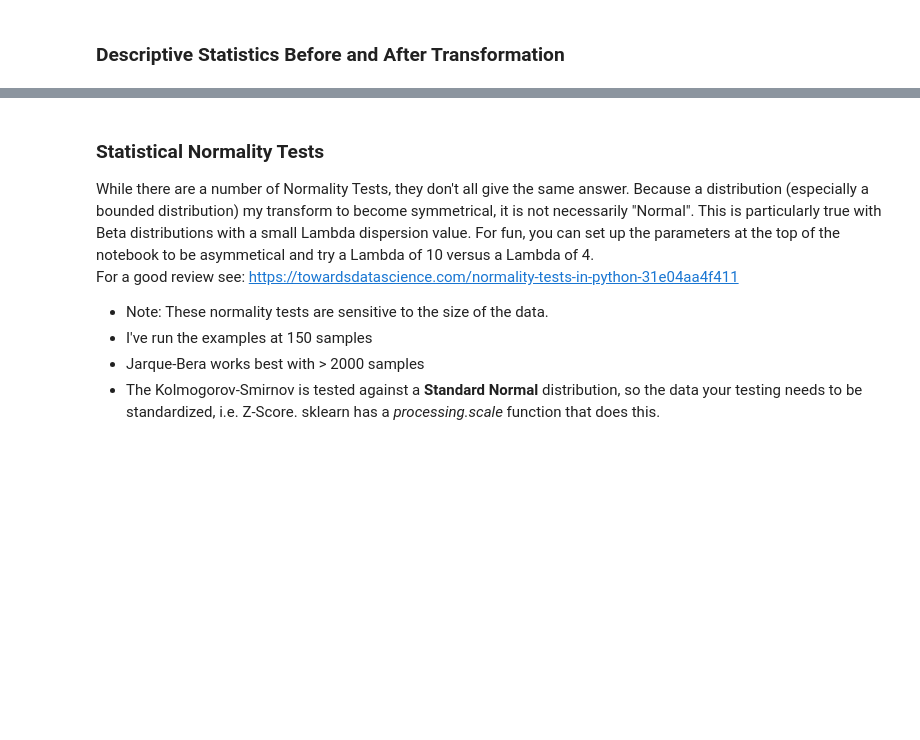
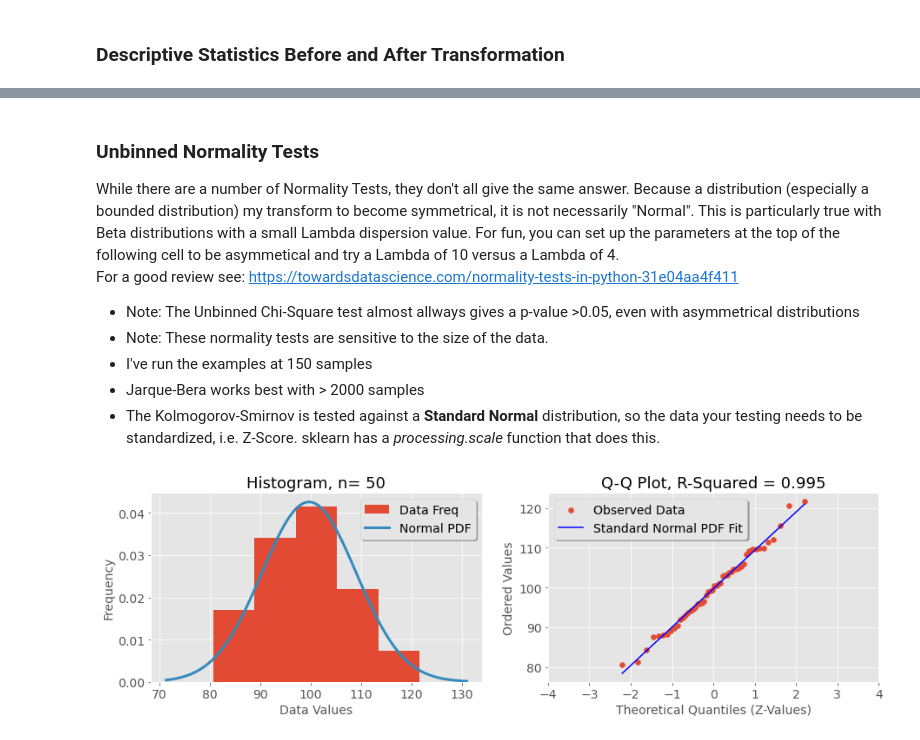
Before and after one commit to dmadvoc/PDFs, a Jupyter notebook: Normality Test - Box Cox.ipynb, the cells around one changed output, grey strips where cells are left out. Cells and saved outputs as stored; diff of their text form; code cells hidden in the pictures; blank space fills up the shorter version.

```diff
--- a/Normality Test - Box Cox.ipynb
+++ b/Normality Test - Box Cox.ipynb
@@ -297,14 +323,20 @@ p95:      1.5255
 Count     1000
 # %% [markdown]
-### Statistical Normality Tests
-While there are a number of Normality Tests, they don't all give the same answer. Because a distribution (especially a bounded distribution) my transform to become symmetrical, it is not necessarily "Normal". This is particularly true with Beta distributions with a small Lambda dispersion value. For fun, you can set up the parameters at the top of the notebook to be asymmetical and try a Lambda of 10 versus a Lambda of 4. <br>
+### Unbinned Normality Tests
+While there are a number of Normality Tests, they don't all give the same answer. Because a distribution (especially a bounded distribution) my transform to become symmetrical, it is not necessarily "Normal". This is particularly true with Beta distributions with a small Lambda dispersion value. For fun, you can set up the parameters at the top of the following cell to be asymmetical and try a Lambda of 10 versus a Lambda of 4. <br>
 For a good review see: https://towardsdatascience.com/normality-tests-in-python-31e04aa4f411
+- Note: The Unbinned Chi-Square test almost allways gives a p-value >0.05, even with asymmetrical distributions
 - Note: These normality tests are sensitive to the size of the data.
 - I've run the examples at 150 samples
 - Jarque-Bera works best with > 2000 samples
 - The Kolmogorov-Smirnov is tested against a **Standard Normal** distribution, so the data your testing needs to be standardized, i.e. Z-Score. sklearn has a *processing.scale* function that does this.
 # %%
+# IN THIS CELL, CHANGE THE SAMPLE NUMBER (n)
+
+from scipy.stats import uniform
 from scipy.stats import norm
+from scipy.stats import triang
+from scipy.stats import chi2
 from scipy.stats import kstest      # Kolmogorov-Smirnov
 from scipy.stats import shapiro     # Shapiro-Wilks
 from scipy.stats import chisquare   # Chi-Square
@@ -318,13 +350,44 @@ import scipy
 import pylab
 from scipy.stats import boxcox
 
+
+n=50   # <======= !!!!!! SET THE SAMPLE SIZE !!!!!! ============================
+
 ########### Data Sets to test against ######################
-# By default this section evaluates the Transformed data for above
-# But you can other sample distribution by uncommenting sample distribution below
-#data = norm.rvs(loc=20, scale=5, size=150, random_state=None)             # Normal Distribution
-#data = beta.rvs(1.8, 4.2, loc=75, scale=125, size=150, random_state=None) # Skewed Beta Distribution
-#data = beta.rvs(3, 3, loc=75, scale=50, size=150, random_state=None)      # Symmetical Beta Distribution
-data=transformed_data                                                      # Default: Distribution specified in input section
+# SELECT A DISTRIBUTION TO TEST
+#data = uniform.rvs(size=n)
+#data = triang.rvs(.5, loc=100, scale=20, size=n, random_state=None)     # Triangle Distribution
+#data = norm.rvs(loc=100, scale=20, size=n, random_state=None)         # Normal Distribution
+#data = beta.rvs(1.8, 4.2, loc=75, scale=50, size=n, random_state=None) # Skewed Beta Distribution
+data = beta.rvs(3, 3, loc=75, scale=50, size=n, random_state=None)    # Symmetical Beta Distribution
+#data=transformed_data                                                 # Default: Distribution specified in input section
+
+# Histogram and Q-Q Plot of data
+nbins=int(np.log2(np.size(data)))
+qq_array = scipy.stats.probplot(data, dist="norm", plot=None)
+x, y = qq_array[0]
+slope, intercept, r = qq_array[1]
+
+fx = np.linspace(np.min(data)-np.std(data), np.max(data)+np.std(data), 100)
+
+
+fig, (ax1, ax2) = plt.subplots(1, 2, sharex=False, figsize=(15,4))
+ax1.hist(data, bins=nbins, density=True, label='Data Freq')
+ax1.plot(fx, norm.pdf(fx, loc=np.mean(data), scale=np.std(data)), lw=3, label='Normal PDF')
+ax1.set_title('Histogram, n= ' + str(np.size(data)), fontsize=18)
+ax1.set_xlabel('Data Values', fontsize=14)
+ax1.set_ylabel('Frequency', fontsize=14)
+ax1.legend(shadow=True)
+ax2.scatter(x, y, label='Observed Data')
+ax2.plot(x, x*slope+intercept, c='b', label='Standard Normal PDF Fit')
+ax2.legend(shadow=True)
+ax2.set_title('Q-Q Plot, R-Squared = ' + str(np.round(r,3)), fontsize=18)
+ax2.set_xlim(-4, 4)
+ax2.set_xlabel('Theoretical Quantiles (Z-Values)', fontsize=14)
+ax2.set_ylabel('Ordered Values', fontsize=14)
+plt.show()
+
+########## NORMALITY TESTS ######################################
 
 # Shapiro-Wilk Normality Test, considered the most powerful test
 stat, p = shapiro(data)
@@ -347,6 +410,7 @@ print('\n')
 
 # Chi-Square Normality Test
 cs_stat, cs_p = chisquare(data)
+print('This unbinned Chi-Square test in unreliable, see following cells for the binned analysis')
 print("chi-Square stat & Pvalue: ", '%.3f'%cs_stat, '%.3f'%cs_p)
 if cs_p >=.05:
     print("Probably Gaussian", "\n")
@@ -361,30 +425,35 @@ if ks_p >=.05:
     print("Probably Gaussian", "\n")
 else:
     print("Probalbly not Gaussian", "\n")
 
 # Lilliefors Normality Test - A version of the Kolmogorov-Smirnov Test
 l_stat, l_p = lilliefors(data)
 print("Lillifors stat & Pvalue: ", '%.3f'%l_stat, '%.3f'%l_p)
 if l_p >=.05:
     print("Probably Gaussian", "\n")
 else:
     print("Probalbly not Gaussian", "\n")
 
 # D’Agostino’s K-squared Test
 # D’Agostino’s K-squared test check’s normality of a variable based on skewness and kurtosis.
 da_stat, da_p = normaltest(data)
 print("D'Agnosto stat & Pvalue: ", '%.3f'%da_stat, '%.3f'%da_p)
 if da_p >=.05:
     print("Probably Gaussian", "\n")
 else:
     print("Probably not Gaussian", "\n")
 
 # Jarque-Bera looks at skewness and Kurtosis matching a normal Distribution
 # Works for datasets with > 2000 trials
 jb_stat, jb_p = jarque_bera(data)
 print("Jarque-Bera stat & Pvalue: ", '%.3f'%jb_stat, '%.3f'%jb_p)
 if jb_p >=.05:
     print("Probably Gaussian", "\n")
 else:
     print("Probalbly not Gaussian", "\n")
+
+my_stats(data)
+# df_describe = pd.DataFrame(data, columns=['Stats'])
+# display('Descriptive Statistics:', df_describe.describe())
 # %% [output]
+[figure, added]
```
Also changed, not shown: parts of 17 cells of this notebook.
